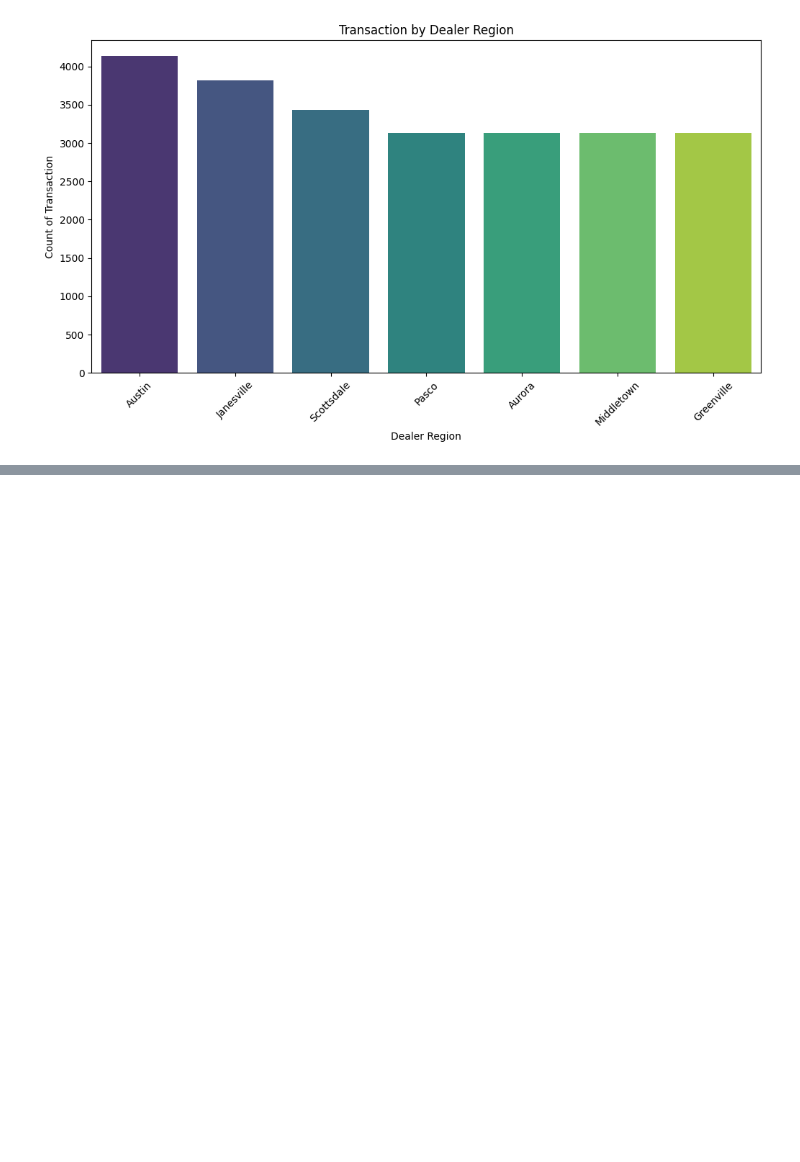
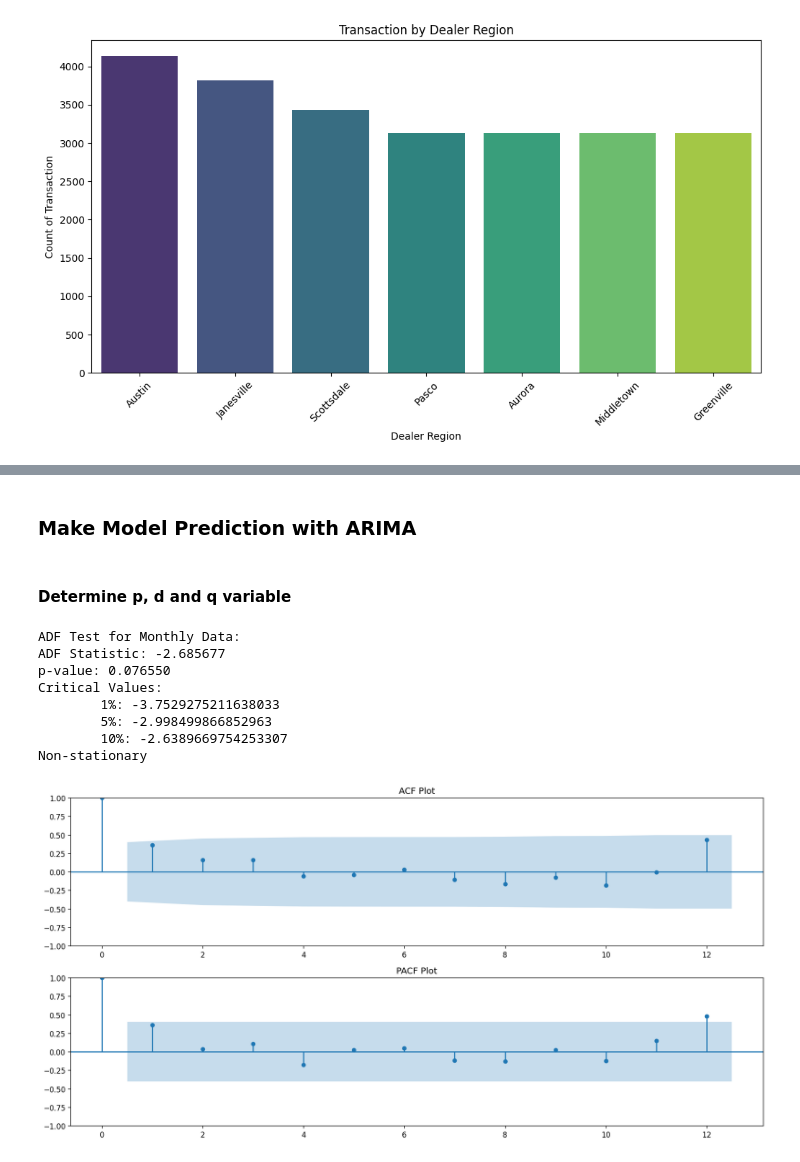
Before and after one commit to MuhammadJundullah/Data-Analysis, a Jupyter notebook: Car Sales Analysis/Car_Sales_Report.ipynb, the cells around one changed output, grey strips where cells are left out. Saved outputs shown, nothing was run; the diff lists cells and outputs as text; code cells hidden in the pictures; blank space fills up the shorter version.

Commit message:
Update ARIMA Forecast

```diff
--- a/Car Sales Analysis/Car_Sales_Report.ipynb
+++ b/Car Sales Analysis/Car_Sales_Report.ipynb
@@ -273,0 +241,50 @@ for category in categories:
+# %% [markdown]
+### Make Model Prediction with ARIMA
+# %% [markdown]
+#### Determine p, d and q variable
+# %%
+from statsmodels.tsa.statespace.sarimax import SARIMAX
+from statsmodels.graphics.tsaplots import plot_acf, plot_pacf
+from statsmodels.tsa.stattools import adfuller
+
+# Agregasi data menjadi bulanan
+monthly_data = df['Price ($)'].resample('M').sum()
+
+# Uji ADF untuk memeriksa kestasioneran data bulanan
+def adf_test(series):
+    result = adfuller(series)
+    print('ADF Statistic: %f' % result[0])
+    print('p-value: %f' % result[1])
+    print('Critical Values:')
+    for key, value in result[4].items():
+        print(f'\t{key}: {value}')
+    print('Stationary' if result[1] < 0.05 else 'Non-stationary')
+
+print("ADF Test for Monthly Data:")
+adf_test(monthly_data)
+
+# Plot ACF dan PACF untuk menentukan parameter p dan q
+plt.figure(figsize=(14, 7))
+
+# Plot ACF
+plt.subplot(2, 1, 1)
+plot_acf(monthly_data, lags=12, ax=plt.gca())
+plt.title('ACF Plot')
+
+# Plot PACF
+plt.subplot(2, 1, 2)
+plot_pacf(monthly_data, lags=12, ax=plt.gca())
+plt.title('PACF Plot')
+
+plt.tight_layout()
+plt.show()
+# %% [output]
+ADF Test for Monthly Data:
+ADF Statistic: -2.685677
+p-value: 0.076550
+Critical Values:
+        1%: -3.7529275211638033
+        5%: -2.998499866852963
+        10%: -2.6389669754253307
+Non-stationary
+[figure, added]
```
Also changed, not shown: parts of 28 cells of this notebook.
